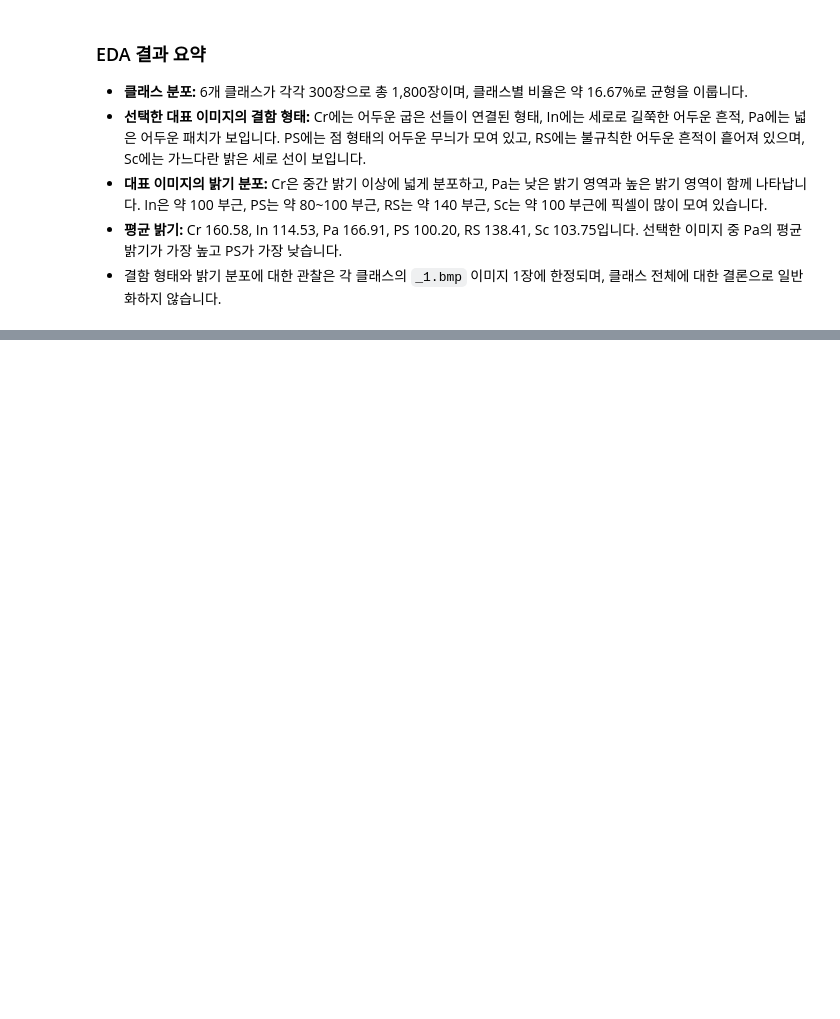
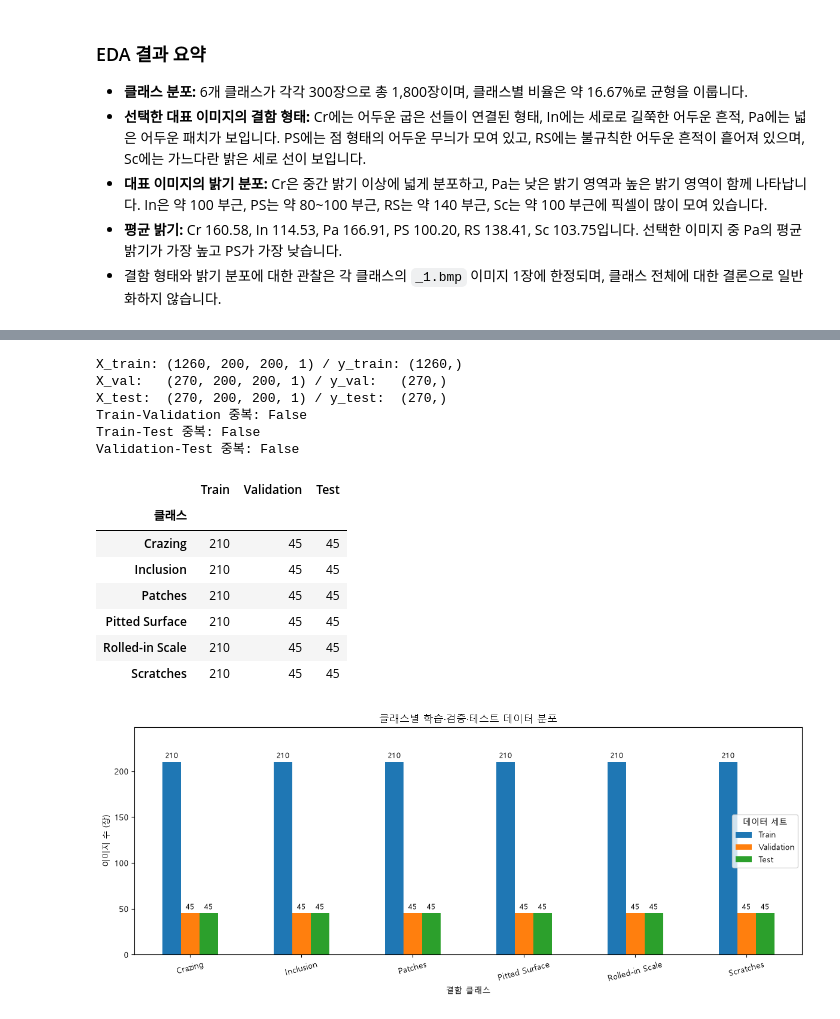
Before and after one commit to dkfjalsj/metal-surface-defect, a Jupyter notebook: metal_defect.ipynb, the cells around one changed output, grey strips where cells are left out. Drawn from its saved outputs; the diff is of its cells as text; code cells hidden in the pictures; blank space fills up the shorter version.

```diff
--- a/metal_defect.ipynb
+++ b/metal_defect.ipynb
@@ -466,0 +523,12 @@ display(pixel_summary_eda)
+# %%
+# 픽셀을 float32로 변환하고 255로 나누어 0~1 범위로 정규화함
+X = X_raw.astype(np.float32)
+X /= 255.0
+
+# CNN 입력에 필요한 마지막 채널 차원 추가함
+X = X[..., np.newaxis]
+
+# 전처리된 전체 배열과 픽셀 범위 및 라벨 형태 출력함
+print("전체 이미지 배열:", X.shape, "/ 자료형:", X.dtype)
+print("정규화 픽셀 범위:", float(X.min()), "~", float(X.max()))
+print("전체 라벨 배열:", y.shape, "/ 자료형:", y.dtype)
@@ -466,0 +539,67 @@ display(pixel_summary_eda)
+# %%
+# 원본 이미지 인덱스를 Train 70%와 나머지 30%로 계층화 분할함
+image_indices = np.arange(len(y))
+train_indices, remaining_indices = train_test_split(
+    image_indices, test_size=0.30, random_state=42, stratify=y
+)
+
+# 나머지 30%를 Validation과 Test로 절반씩 계층화 분할함
+val_indices, test_indices = train_test_split(
+    remaining_indices, test_size=0.50, random_state=42, stratify=y[remaining_indices]
+)
+
+# 동일한 인덱스로 이미지와 라벨을 각각 선택함
+X_train, y_train = X[train_indices], y[train_indices]
+X_val, y_val = X[val_indices], y[val_indices]
+X_test, y_test = X[test_indices], y[test_indices]
+
+# 분할된 이미지와 라벨 배열 형태 출력함
+print("X_train:", X_train.shape, "/ y_train:", y_train.shape)
+print("X_val:  ", X_val.shape, "/ y_val:  ", y_val.shape)
+print("X_test: ", X_test.shape, "/ y_test: ", y_test.shape)
+
+# 원본 인덱스 집합의 교집합으로 세트 간 중복 여부만 확인함
+print("Train-Validation 중복:", bool(set(train_indices) & set(val_indices)))
+print("Train-Test 중복:", bool(set(train_indices) & set(test_indices)))
+print("Validation-Test 중복:", bool(set(val_indices) & set(test_indices)))
+# %% [output]
+X_train: (1260, 200, 200, 1) / y_train: (1260,)
+X_val:   (270, 200, 200, 1) / y_val:   (270,)
+X_test:  (270, 200, 200, 1) / y_test:  (270,)
+Train-Validation 중복: False
+Train-Test 중복: False
+Validation-Test 중복: False
+# %%
+# 정수 라벨별 Train과 Validation 및 Test 이미지 수 집계함
+split_distribution = pd.DataFrame({
+    "Train": np.bincount(y_train, minlength=6),
+    "Validation": np.bincount(y_val, minlength=6),
+    "Test": np.bincount(y_test, minlength=6),
+}, index=pd.Index(class_names, name="클래스"))
+display(split_distribution)
+
+# 한글 폰트를 설정하고 클래스별 분할 결과를 그룹 막대로 시각화함
+plt.rcParams["font.family"] = "Malgun Gothic"
+plt.rcParams["axes.unicode_minus"] = False
+fig, ax = plt.subplots(figsize=(12, 5))
+split_distribution.plot.bar(ax=ax, rot=15)
+for bars in ax.containers:
+    ax.bar_label(bars, padding=3, fontsize=9)
+ax.set(title="클래스별 학습·검증·테스트 데이터 분포", xlabel="결함 클래스", ylabel="이미지 수 (장)")
+ax.set_ylim(0, split_distribution.to_numpy().max() * 1.18)
+ax.legend(title="데이터 세트")
+plt.tight_layout()
+
+# 분할 분포 그래프를 PNG로 저장한 뒤 Notebook에 출력함
+plt.savefig(figure_dir_preprocess / "data_split_distribution.png", dpi=150, bbox_inches="tight")
+plt.show()
+# %% [output]
+|  | Train | Validation | Test |
+| 클래스 |  |  |  |
+| Crazing | 210 | 45 | 45 |
+| Inclusion | 210 | 45 | 45 |
+| Patches | 210 | 45 | 45 |
+| Pitted Surface | 210 | 45 | 45 |
+| Rolled-in Scale | 210 | 45 | 45 |
+| Scratches | 210 | 45 | 45 |
+[figure, added]
```
Also changed, not shown: parts of 4 cells of this notebook, 2 other files.
